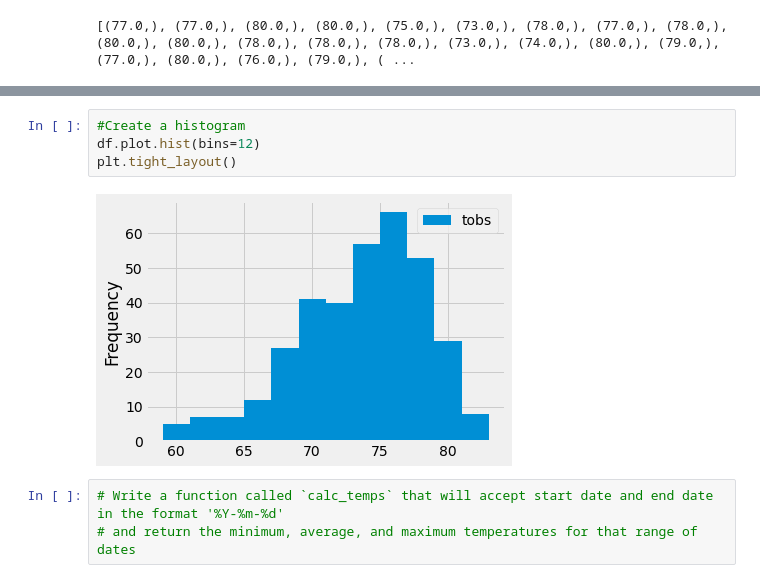
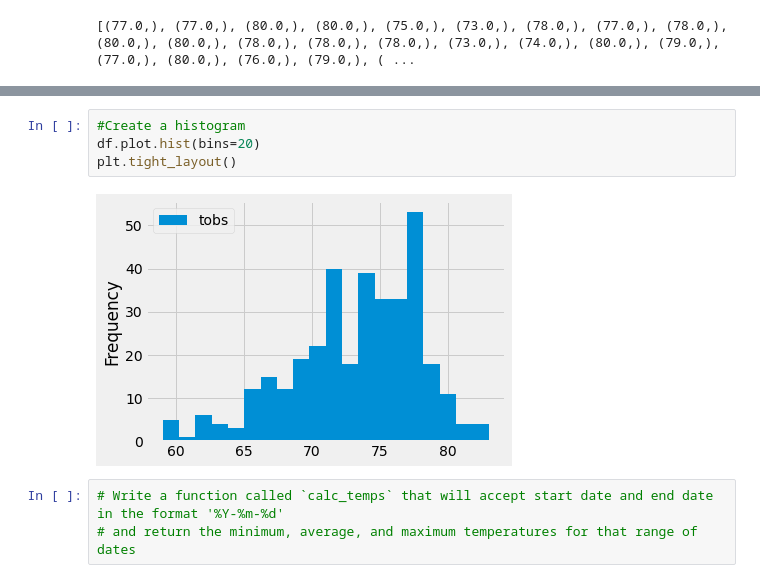
Before and after one commit to SavFidani/Surfs_Up, a Jupyter notebook: climate_analysis.ipynb, the cells around one changed output, grey strips where cells are left out. Drawn from its saved outputs; the diff is of its cells as text.

```diff
--- a/climate_analysis.ipynb
+++ b/climate_analysis.ipynb
@@ -151,10 +151,10 @@ print(df)
 [352 rows x 1 columns]
 # %%
 #Create a histogram
-df.plot.hist(bins=12)
+df.plot.hist(bins=20)
 plt.tight_layout()
 # %% [output]
-[figure, old version]
+[figure, new version]
 # %%
 # Write a function called `calc_temps` that will accept start date and end date in the format '%Y-%m-%d'
 # and return the minimum, average, and maximum temperatures for that range of dates
```
Also changed, not shown: 1 other file.
